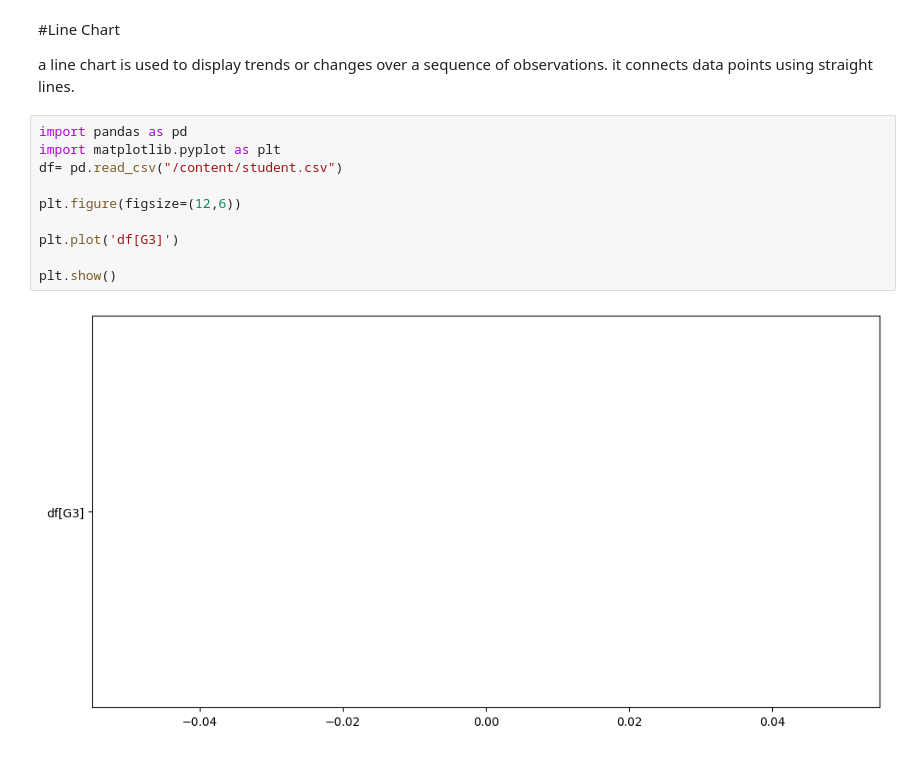
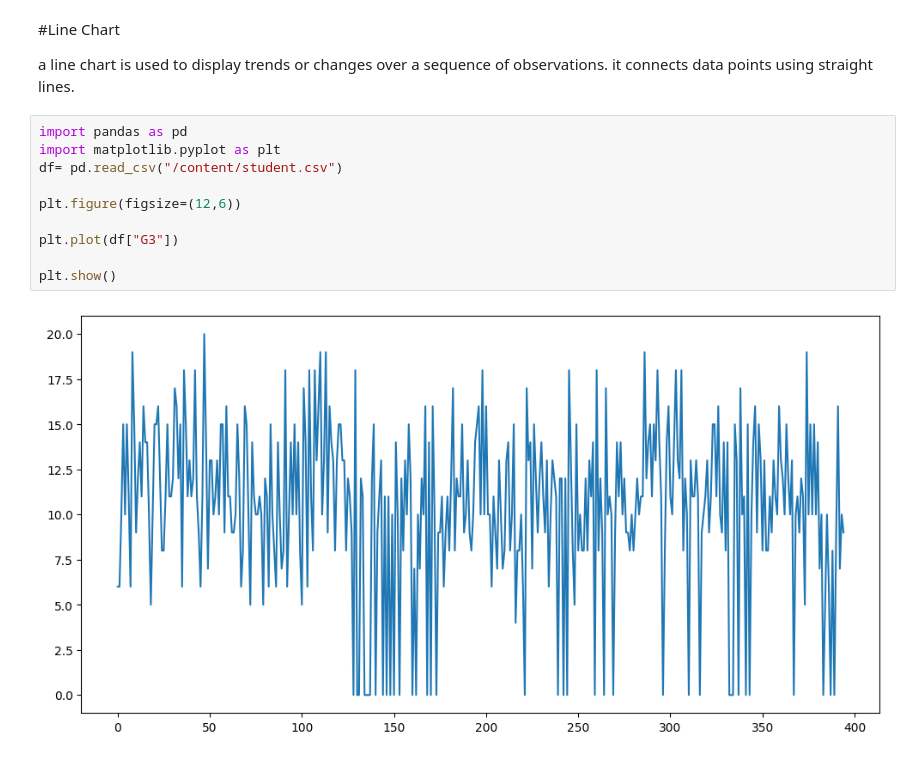
Before and after one commit to AnupamLata/Data-Science-AI, a Jupyter notebook: Matplotlib.ipynb, the cells around one changed output. Drawn from its saved outputs; the diff is of its cells as text.

```diff
--- a/Matplotlib.ipynb
+++ b/Matplotlib.ipynb
@@ -87,12 +87,12 @@ a line chart is used to display trends or changes over a sequence of observation
 # %%
 import pandas as pd
 import matplotlib.pyplot as plt
 df= pd.read_csv("/content/student.csv")
 
 plt.figure(figsize=(12,6))
 
-plt.plot('df[G3]')
+plt.plot(df["G3"])
 
 plt.show()
 # %% [output]
-[figure, old version]
+[figure, new version]
```
